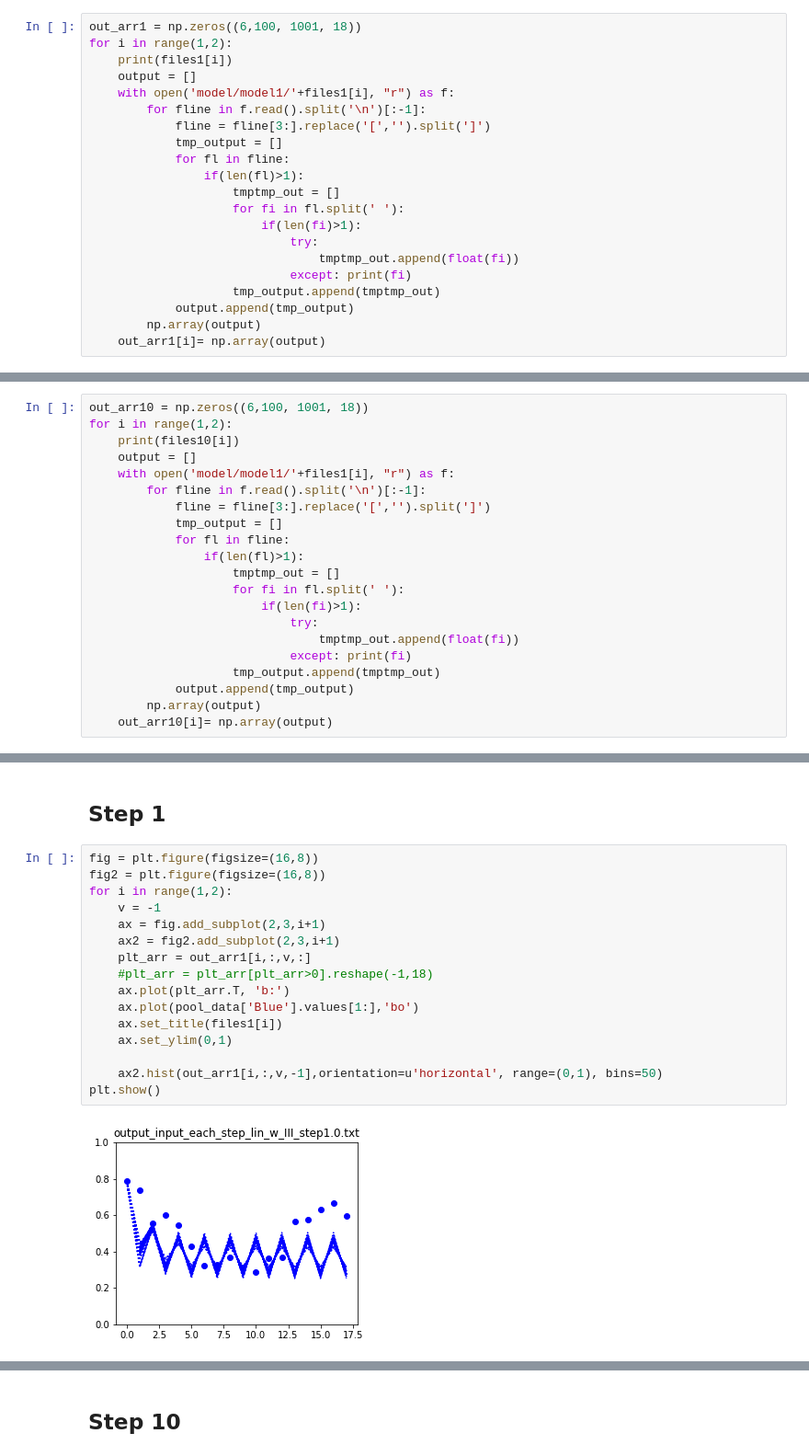
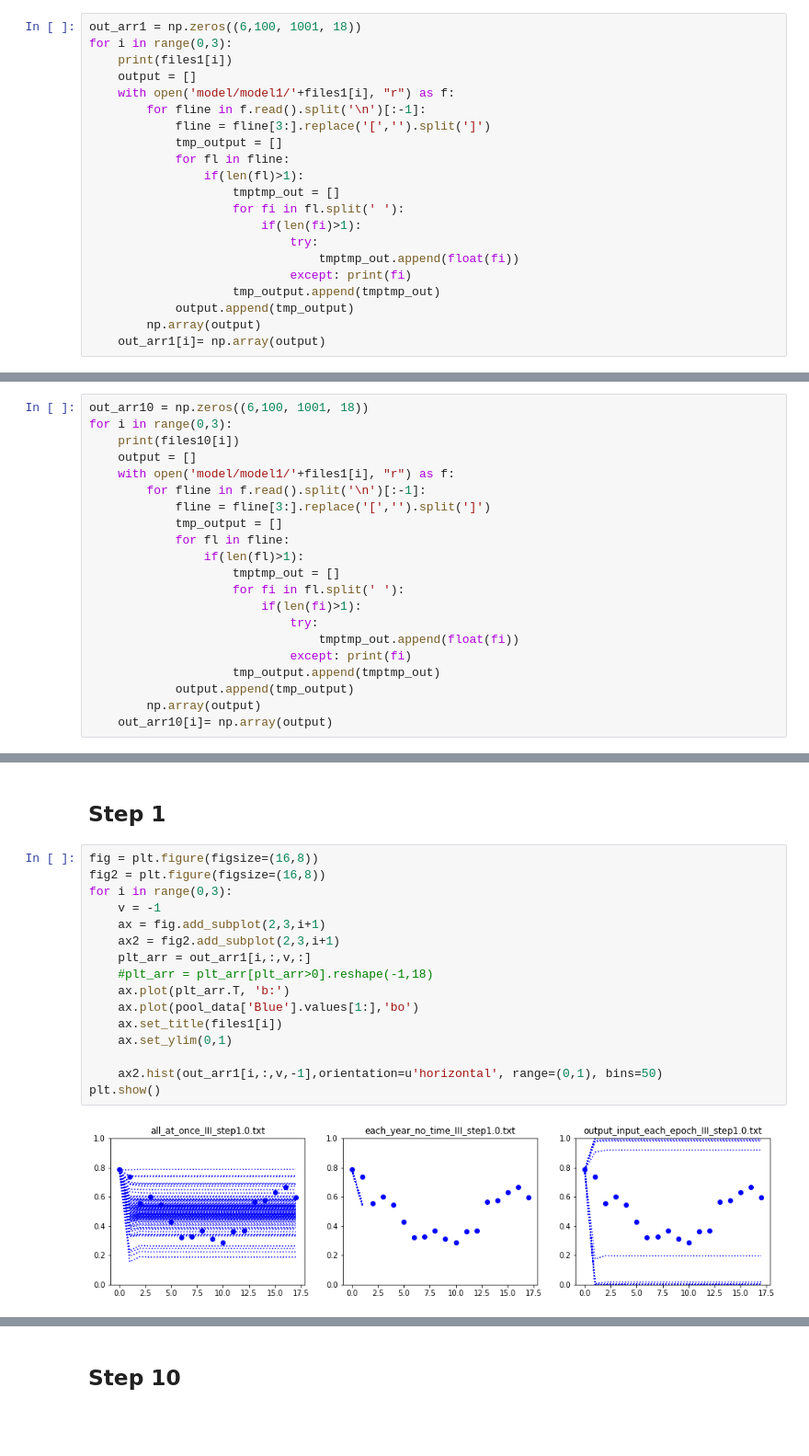
Before and after one commit to MarBry111/Forecast_Election_Poland, a Jupyter notebook: Model_I_visualisation.ipynb, the cells around one changed output, grey strips where cells are left out. Shown at 92% size. Saved outputs shown, nothing was run; the diff lists cells and outputs as text; blank space fills up the shorter version.

```diff
--- a/Model_I_visualisation.ipynb
+++ b/Model_I_visualisation.ipynb
@@ -113,7 +120,7 @@ output_input_each_step_III.txt
 output_input_each_step_lin_w_III.txt
 # %%
 out_arr1 = np.zeros((6,100, 1001, 18))
-for i in range(1,2):
+for i in range(0,3):
     print(files1[i])
     output = []
     with open('model/model1/'+files1[i], "r") as f:
@@ -137,6 +146,6 @@ output_input_each_step_lin_w_III_step1.0.txt
 # %%
 out_arr10 = np.zeros((6,100, 1001, 18))
-for i in range(1,2):
+for i in range(0,3):
     print(files10[i])
     output = []
     with open('model/model1/'+files1[i], "r") as f:
@@ -186,18 +197,18 @@ plt.show()
 # %%
 fig = plt.figure(figsize=(16,8))
 fig2 = plt.figure(figsize=(16,8))
-for i in range(1,2):
+for i in range(0,3):
     v = -1
     ax = fig.add_subplot(2,3,i+1)
     ax2 = fig2.add_subplot(2,3,i+1)
     plt_arr = out_arr1[i,:,v,:]
     #plt_arr = plt_arr[plt_arr>0].reshape(-1,18)
     ax.plot(plt_arr.T, 'b:')
     ax.plot(pool_data['Blue'].values[1:],'bo')
     ax.set_title(files1[i])
     ax.set_ylim(0,1)
 
     ax2.hist(out_arr1[i,:,v,-1],orientation=u'horizontal', range=(0,1), bins=50)
 plt.show()
 # %% [output]
-[figure, old version]
+[figure, new version]
```
Also changed, not shown: parts of 6 cells of this notebook, 4 other files.
